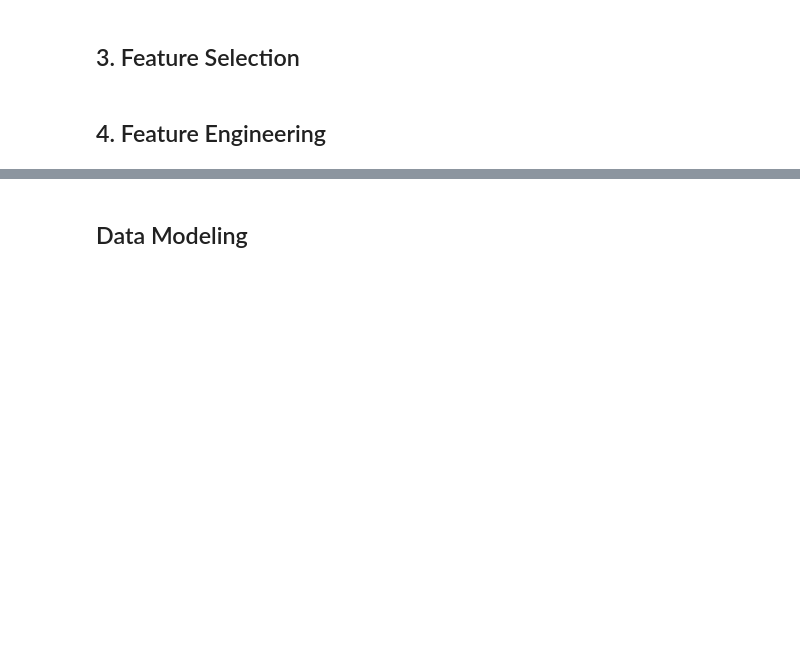
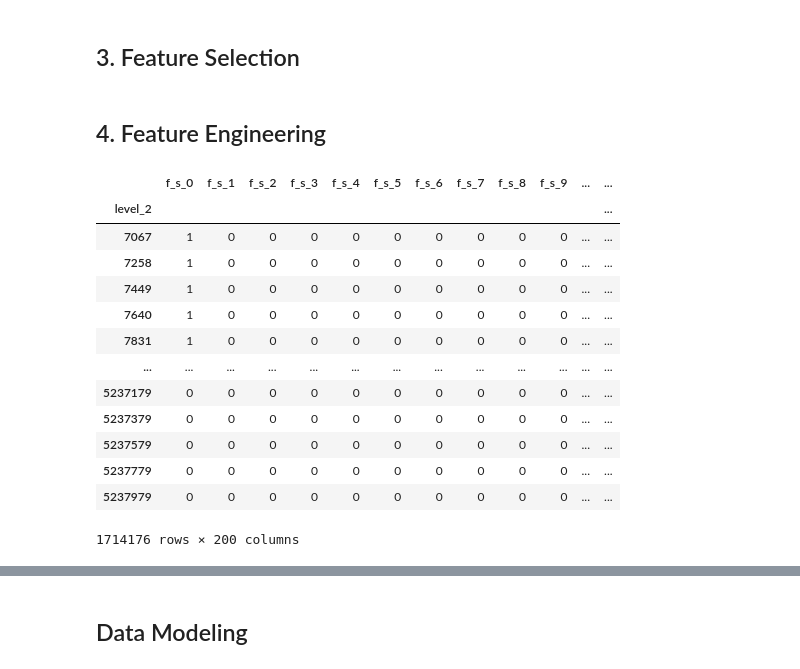
Before and after one commit to tfranza/optiver, a Jupyter notebook: Data_analysis.ipynb, the cells around one changed output, grey strips where cells are left out. Cells and saved outputs as stored; diff of their text form; code cells hidden in the pictures; blank space fills up the shorter version.

```diff
--- a/Data_analysis.ipynb
+++ b/Data_analysis.ipynb
@@ -718,2 +846,13 @@ MemoryError: Unable to allocate 1.03 GiB for an array with shape (77, 1788679) a
+# %%
+df_t_D1_S0 = df_features_selected.groupby(['stock_id', 'date_id'], group_keys=True)['target']\
+                           .apply(lambda x: x.diff(1))\
+                           .reset_index()\
+                           .set_index('level_2')
+# %%
+df_D1_S6['f_seconds_in_bucket'] = df_features_selected['seconds_in_bucket']
+# %%
+df_D1_S6['target'] = df_t_D1_S0['target']
+# %%
+df_D1_S6 = df_D1_S6.loc[df_D1_S6.notna().all(axis=1)]
 # %% [markdown]
 ## 4. Feature Engineering
@@ -719,0 +861,19 @@ MemoryError: Unable to allocate 1.03 GiB for an array with shape (77, 1788679) a
+# %%
+df_dummies_stocks = pd.get_dummies(df_D1_S6['stock_id'])
+df_dummies_stocks.columns = ['f_s_' + str(stock_id) for stock_id in df_dummies_stocks.columns]
+df_dummies_stocks
+# %% [output]
+|  | f_s_0 | f_s_1 | f_s_2 | f_s_3 | f_s_4 | f_s_5 | f_s_6 | f_s_7 | f_s_8 | f_s_9 | ... | ... |
+| level_2 |  |  |  |  |  |  |  |  |  |  |  | ... |
+| 7067 | 1 | 0 | 0 | 0 | 0 | 0 | 0 | 0 | 0 | 0 | ... | ... |
+| 7258 | 1 | 0 | 0 | 0 | 0 | 0 | 0 | 0 | 0 | 0 | ... | ... |
+| 7449 | 1 | 0 | 0 | 0 | 0 | 0 | 0 | 0 | 0 | 0 | ... | ... |
+| 7640 | 1 | 0 | 0 | 0 | 0 | 0 | 0 | 0 | 0 | 0 | ... | ... |
+| 7831 | 1 | 0 | 0 | 0 | 0 | 0 | 0 | 0 | 0 | 0 | ... | ... |
+| ... | ... | ... | ... | ... | ... | ... | ... | ... | ... | ... | ... | ... |
+| 5237179 | 0 | 0 | 0 | 0 | 0 | 0 | 0 | 0 | 0 | 0 | ... | ... |
+| 5237379 | 0 | 0 | 0 | 0 | 0 | 0 | 0 | 0 | 0 | 0 | ... | ... |
+| 5237579 | 0 | 0 | 0 | 0 | 0 | 0 | 0 | 0 | 0 | 0 | ... | ... |
+| 5237779 | 0 | 0 | 0 | 0 | 0 | 0 | 0 | 0 | 0 | 0 | ... | ... |
+| 5237979 | 0 | 0 | 0 | 0 | 0 | 0 | 0 | 0 | 0 | 0 | ... | ... |
+1714176 rows × 200 columns
```
Also changed, not shown: parts of 34 cells of this notebook.
